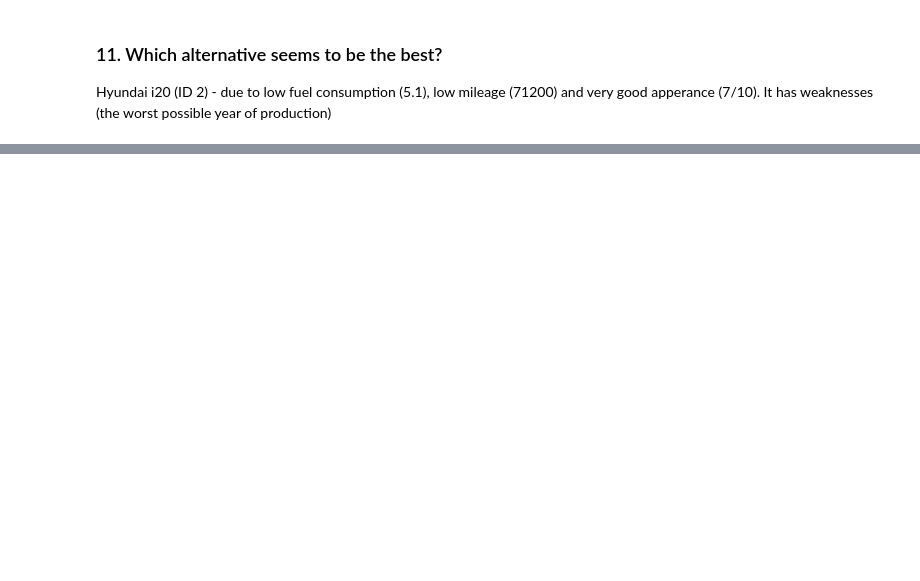
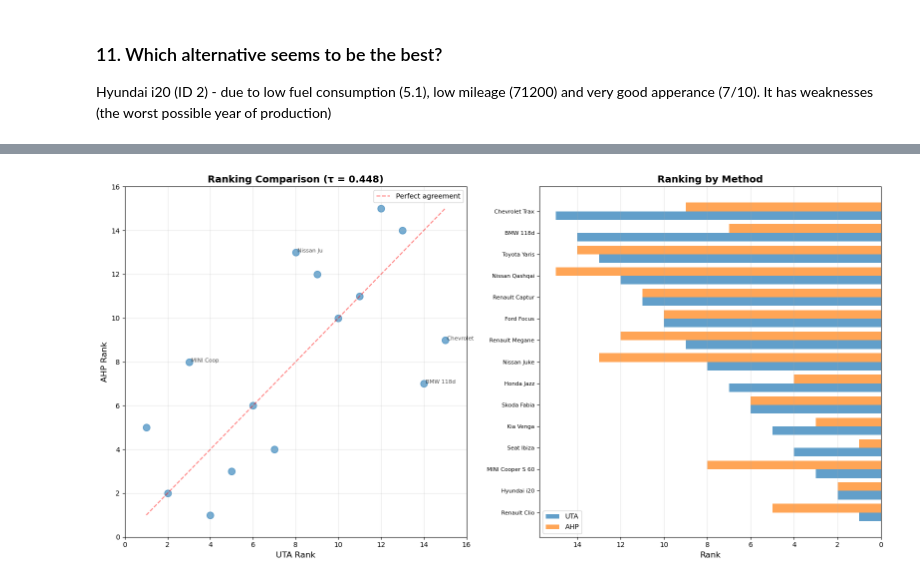
Before and after one commit to JakubGorniak-git/Decision-Analysis, a Jupyter notebook: Project_1/project.ipynb, the cells around one changed output, grey strips where cells are left out. Saved outputs shown, nothing was run; the diff lists cells and outputs as text; code cells hidden in the pictures; blank space fills up the shorter version.

```diff
--- a/Project_1/project.ipynb
+++ b/Project_1/project.ipynb
@@ -368,0 +903,20 @@ appearance: 0.272
+# %%
+# Compute global weights for criteria
+global_weights_ahp = {}
+
+# Economic criteria
+for i, crit in enumerate(criteria_by_category["Economic"]):
+    global_weights_ahp[crit] = category_weights[0] * economic_weights[i]
+
+# Technical criteria
+for i, crit in enumerate(criteria_by_category["Technical"]):
+    global_weights_ahp[crit] = category_weights[1] * technical_weights[i]
+
+# Subjective criteria
+for i, crit in enumerate(criteria_by_category["Subjective"]):
+    global_weights_ahp[crit] = category_weights[2] * subjective_weights[i]
+
+print("GLOBAL CRITERION WEIGHTS")
+for crit in CRITERIA:
+    print(f"{crit:20s}: {global_weights_ahp[crit]:.4f}")
+print(f"{'Total':20s}: {sum(global_weights_ahp.values()):.4f}")
@@ -368,0 +1314,38 @@ appearance: 0.272
+# %%
+fig, (ax1, ax2) = plt.subplots(1, 2, figsize=(16, 8))
+
+# Plot 1: Scatter plot of rankings
+ax1.scatter(df_comparison["uta_rank"], df_comparison["ahp_rank"], s=100, alpha=0.6)
+ax1.plot([1, 15], [1, 15], "r--", alpha=0.5, label="Perfect agreement")
+ax1.set_xlabel("UTA Rank", fontsize=12)
+ax1.set_ylabel("AHP Rank", fontsize=12)
+ax1.set_title(f"Ranking Comparison (τ = {tau:.3f})", fontsize=14, fontweight="bold")
+ax1.grid(True, alpha=0.3)
+ax1.legend()
+ax1.set_xlim(0, 16)
+ax1.set_ylim(0, 16)
+
+# Annotate significant deviations
+for idx, row in df_comparison.iterrows():
+    diff = abs(row["uta_rank"] - row["ahp_rank"])
+    if diff >= 5:
+        ax1.annotate(
+            row["name"][:10], (row["uta_rank"], row["ahp_rank"]), fontsize=8, alpha=0.7
+        )
+
+# Plot 2: Side-by-side ranking comparison
+y_pos = np.arange(len(df_comparison))
+ax2.barh(y_pos - 0.2, df_comparison["uta_rank"], 0.4, label="UTA", alpha=0.7)
+ax2.barh(y_pos + 0.2, df_comparison["ahp_rank"], 0.4, label="AHP", alpha=0.7)
+ax2.set_yticks(y_pos)
+ax2.set_yticklabels([name[:20] for name in df_comparison["name"]], fontsize=8)
+ax2.set_xlabel("Rank", fontsize=12)
+ax2.set_title("Ranking by Method", fontsize=14, fontweight="bold")
+ax2.legend()
+ax2.grid(True, alpha=0.3, axis="x")
+ax2.invert_xaxis()  # Lower rank number is better
+
+plt.tight_layout()
+plt.show()
+# %% [output]
+[figure, added]
```
Also changed, not shown: parts of 41 cells of this notebook, 2 other files.
